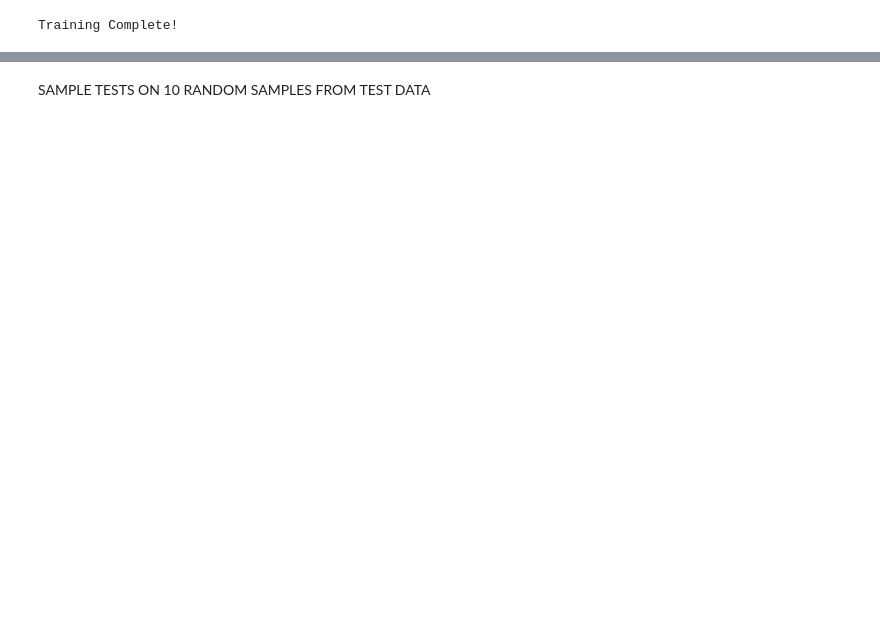
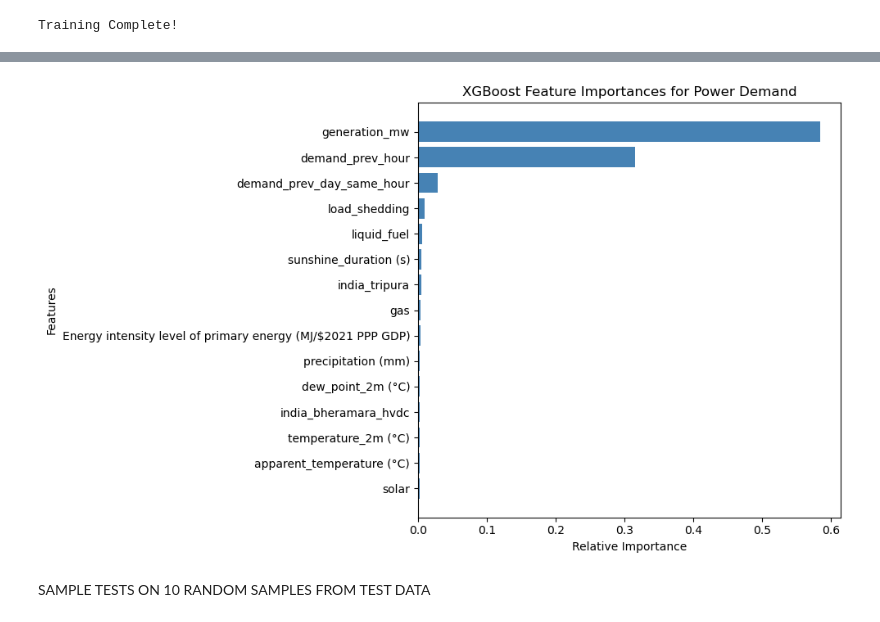
Before and after one commit to Amarjyoti-Chakravorty/PREDICTIVE-PARADOX, a Jupyter notebook: code.ipynb, the cells around one changed output, grey strips where cells are left out. Cells and saved outputs as stored; diff of their text form; code cells hidden in the pictures; blank space fills up the shorter version.

```diff
--- a/code.ipynb
+++ b/code.ipynb
@@ -529,3 +554,21 @@ XGBoost MAPE: 2.85%
+# %%
+import matplotlib.pyplot as plt
+importances = xgb_model.feature_importances_
+importance_df = pd.DataFrame({
+    'Feature': features,
+    'Importance': importances
+}).sort_values(by='Importance', ascending=True)
+
+#CREATE BAR CHART FOR TOP 15 FEATURES
+plt.figure(figsize=(10, 6))
+plt.barh(importance_df['Feature'].tail(15), importance_df['Importance'].tail(15), color='steelblue')
+plt.title("XGBoost Feature Importances for Power Demand")
+plt.xlabel("Relative Importance")
+plt.ylabel("Features")
+plt.tight_layout()
+plt.show()
+# %% [output]
+[figure, added]
 # %% [markdown]
 SAMPLE TESTS ON 10 RANDOM SAMPLES FROM TEST DATA
 # %%
```
Also changed, not shown: parts of 14 cells of this notebook.
